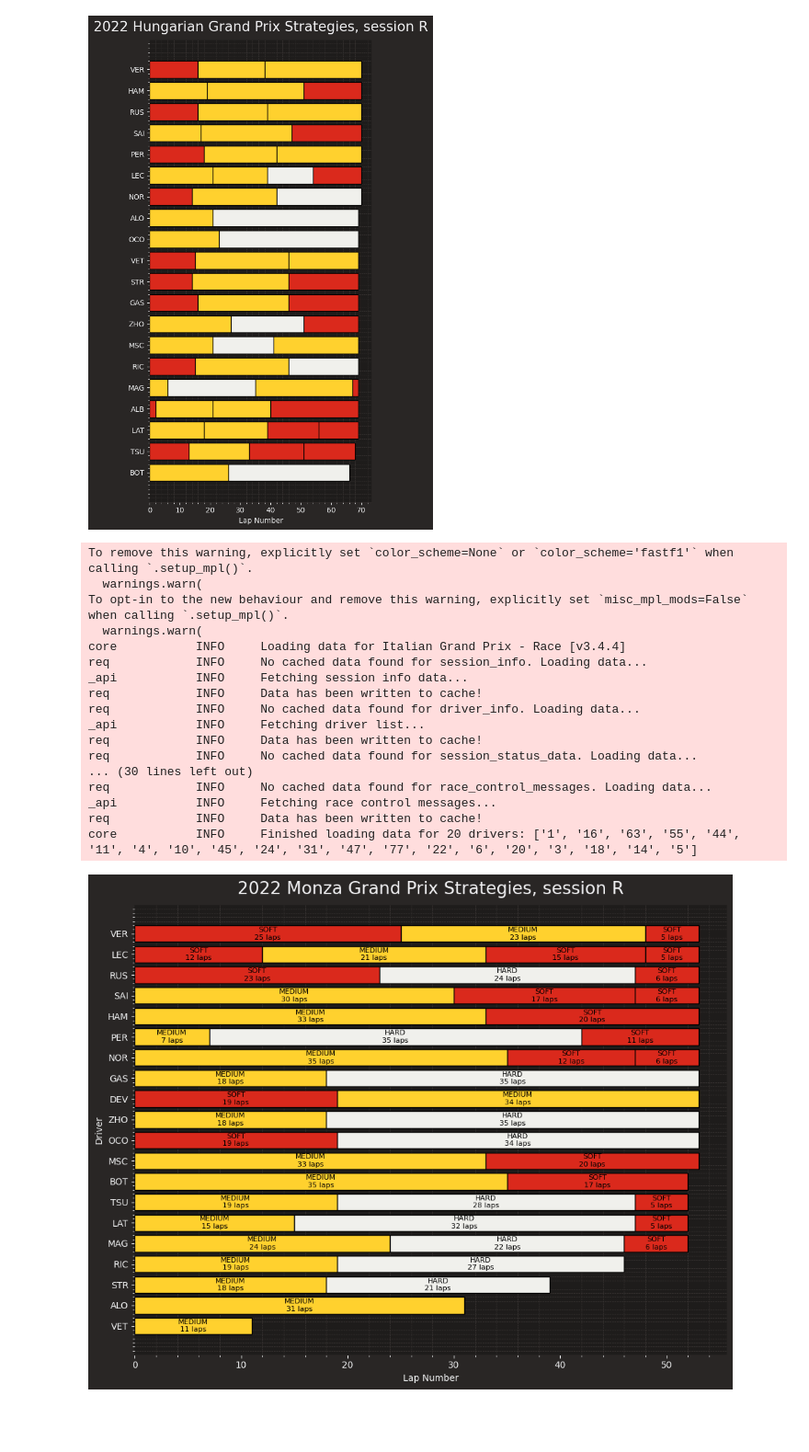
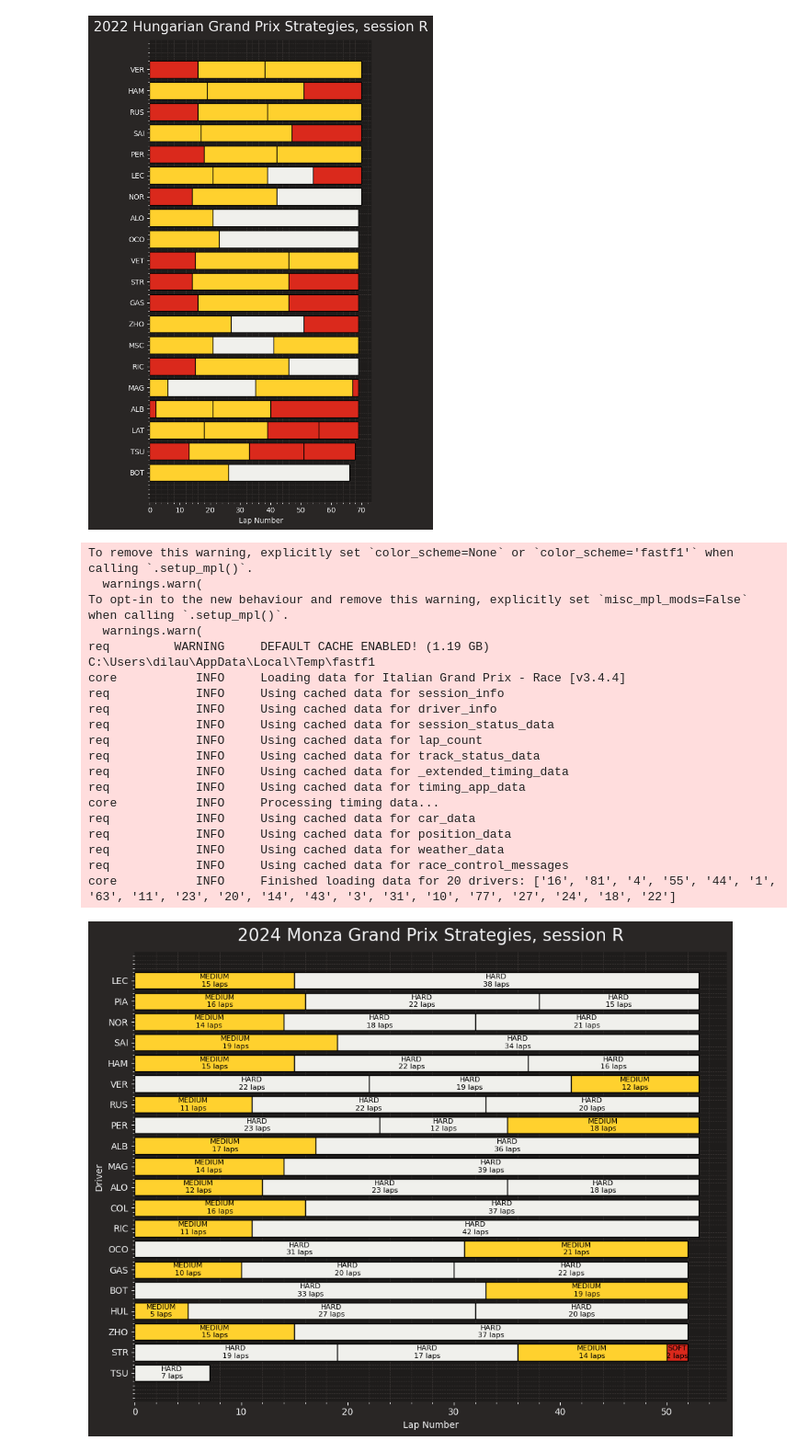
Before and after one commit to Vladinsky/fasftF1, a Jupyter notebook: strategie_per_gara.ipynb, the cells around one changed output. Shown: that part at 92% size. Cells and saved outputs as stored; diff of their text form; code cells hidden in the pictures; blank space fills up the shorter version.

Commit message:
UpdatePlot

```diff
--- a/strategie_per_gara.ipynb
+++ b/strategie_per_gara.ipynb
@@ -103,7 +103,7 @@ import fastf1.plotting
 fastf1.plotting.setup_mpl()
 
 # Define the race details
-year = 2023
+year = 2024
 gran_prix = "Monza"
 sessionG = 'R'  # Race session 1 letter Q o R
 
@@ -158,43 +158,45 @@ for driver in drivers:
         )
 
         # Update the starting point for the next stint
         previous_stint_end += row["StintLength"]
 
 # Customize the plot
 plt.title(f"{year} {gran_prix} Grand Prix Strategies, session {sessionG}")  # Add a title
 plt.xlabel("Lap Number")  # Label for the x-axis
 plt.ylabel("Driver")  # Label for the y-axis
 plt.grid(False)  # Turn off the grid
 
 # Invert the y-axis so the driver who finished first is at the top
 ax.invert_yaxis()
 
 # Remove unnecessary borders (spines) around the plot
 ax.spines['top'].set_visible(False)
 ax.spines['right'].set_visible(False)
 ax.spines['left'].set_visible(False)
 
 # Adjust the layout to make everything fit nicely
 plt.tight_layout()
 
 # Show the plot
 plt.show()
 # %% [output]
 To remove this warning, explicitly set `color_scheme=None` or `color_scheme='fastf1'` when calling `.setup_mpl()`.
   warnings.warn(
 To opt-in to the new behaviour and remove this warning, explicitly set `misc_mpl_mods=False` when calling `.setup_mpl()`.
   warnings.warn(
+req         WARNING     DEFAULT CACHE ENABLED! (1.19 GB) C:\Users\dilau\AppData\Local\Temp\fastf1
 core           INFO     Loading data for Italian Grand Prix - Race [v3.4.4]
-req            INFO     No cached data found for session_info. Loading data...
-_api           INFO     Fetching session info data...
-req            INFO     Data has been written to cache!
-req            INFO     No cached data found for driver_info. Loading data...
-_api           INFO     Fetching driver list...
-req            INFO     Data has been written to cache!
-req            INFO     No cached data found for session_status_data. Loading data...
-... (30 lines left out)
-req            INFO     No cached data found for race_control_messages. Loading data...
-_api           INFO     Fetching race control messages...
-req            INFO     Data has been written to cache!
-core           INFO     Finished loading data for 20 drivers: ['1', '16', '63', '55', '44', '11', '4', '10', '45', '24', '31', '47', '77', '22', '6', '20', '3', '18', '14', '5']
+req            INFO     Using cached data for session_info
+req            INFO     Using cached data for driver_info
+req            INFO     Using cached data for session_status_data
+req            INFO     Using cached data for lap_count
+req            INFO     Using cached data for track_status_data
+req            INFO     Using cached data for _extended_timing_data
+req            INFO     Using cached data for timing_app_data
+core           INFO     Processing timing data...
+req            INFO     Using cached data for car_data
+req            INFO     Using cached data for position_data
+req            INFO     Using cached data for weather_data
+req            INFO     Using cached data for race_control_messages
+core           INFO     Finished loading data for 20 drivers: ['16', '81', '4', '55', '44', '1', '63', '11', '23', '20', '14', '43', '3', '31', '10', '77', '27', '24', '18', '22']
-[figure, old version]
+[figure, new version]
```
Also changed, not shown: 3 other files.
